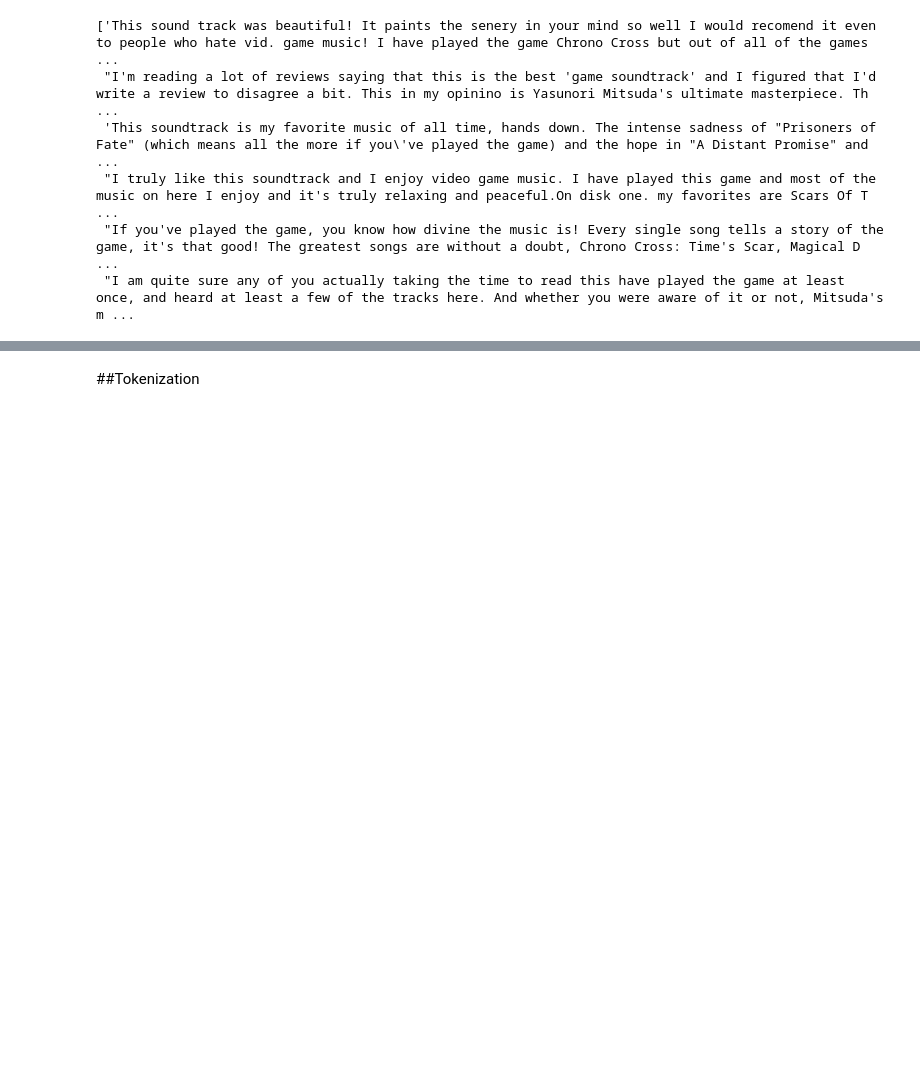
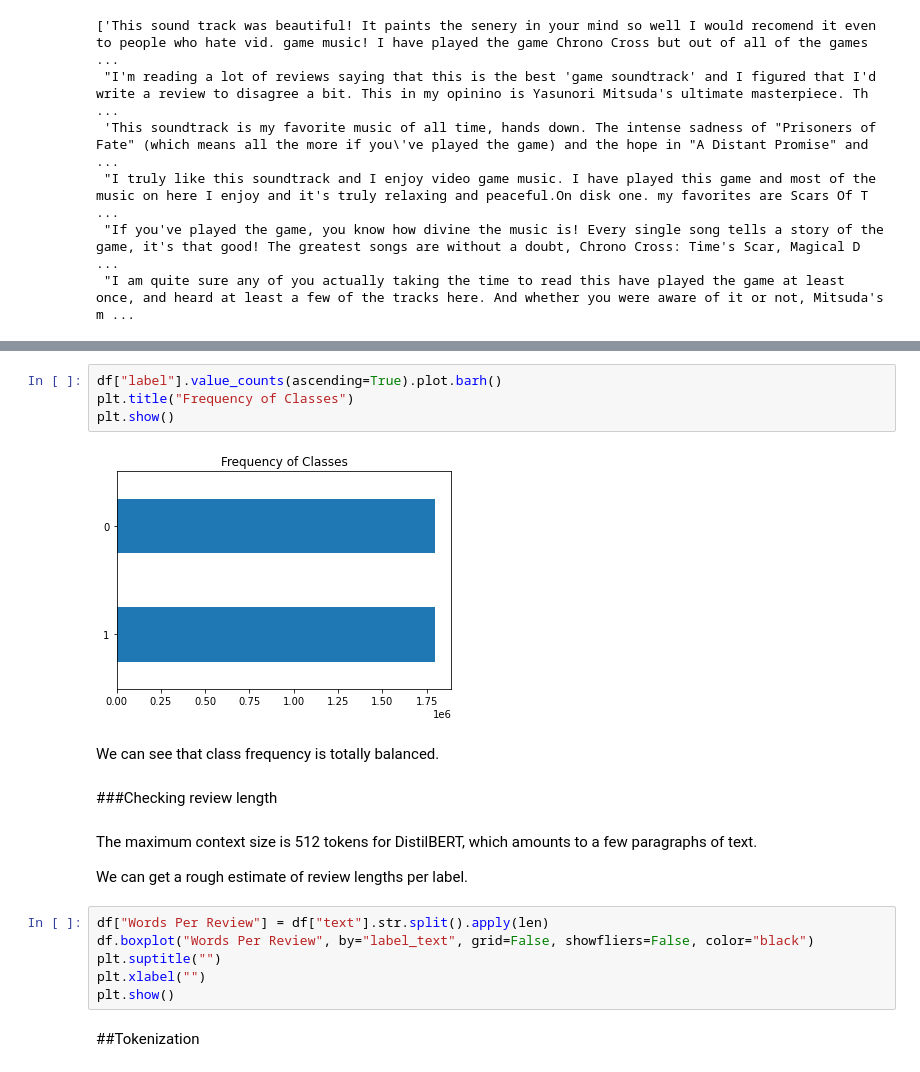
Before and after one commit to rahiakela/transformers-research-and-practice, a Jupyter notebook: natural-language-processing-with-transformers/02-text-classification/03_amazon_review_analysis_using_feature_extractors.ipynb, the cells around one changed output, grey strips where cells are left out. Saved outputs shown, nothing was run; the diff lists cells and outputs as text; blank space fills up the shorter version.

```diff
--- a/natural-language-processing-with-transformers/02-text-classification/03_amazon_review_analysis_using_feature_extractors.ipynb
+++ b/natural-language-processing-with-transformers/02-text-classification/03_amazon_review_analysis_using_feature_extractors.ipynb
@@ -213,3 +193,23 @@ strange at first, it’s part of the secret sauce that makes Datasets so flexibl
+# %%
+df["label"].value_counts(ascending=True).plot.barh()
+plt.title("Frequency of Classes")
+plt.show()
+# %% [output]
+[figure, added]
+# %% [markdown]
+We can see that class frequency is totally balanced.
+# %% [markdown]
+###Checking review length
+# %% [markdown]
+The maximum context size is 512 tokens for DistilBERT, which amounts to a few paragraphs of text.
+
+We can get a rough estimate of review lengths per label.
+# %%
+df["Words Per Review"] = df["text"].str.split().apply(len)
+df.boxplot("Words Per Review", by="label_text", grid=False, showfliers=False, color="black")
+plt.suptitle("")
+plt.xlabel("")
+plt.show()
 # %% [markdown]
 ##Tokenization
 # %% [markdown]
```
Also changed, not shown: parts of 39 cells of this notebook.
